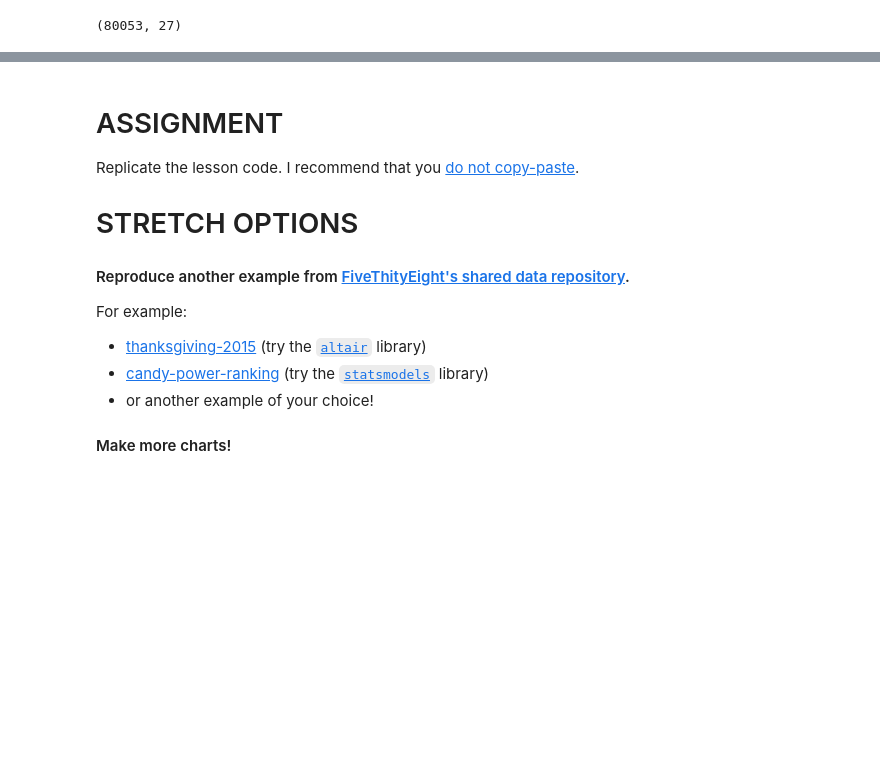
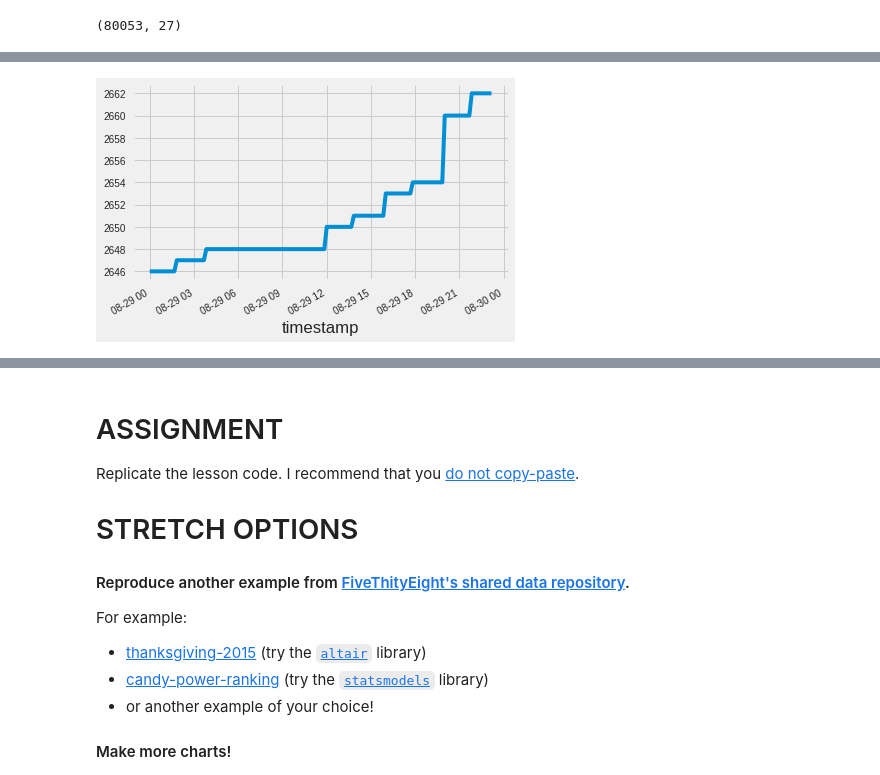
Before and after one commit to bloominstituteoftechnology/DS-Unit-1-Sprint-3-Data-Storytelling, a Jupyter notebook: module3-make-explanatory-visualizations/LS_DS_223_Make_explanatory_visualizations.ipynb, the cells around one changed output, grey strips where cells are left out. Cells and saved outputs as stored; diff of their text form; code cells hidden in the pictures; blank space fills up the shorter version.

```diff
--- a/module3-make-explanatory-visualizations/LS_DS_223_Make_explanatory_visualizations.ipynb
+++ b/module3-make-explanatory-visualizations/LS_DS_223_Make_explanatory_visualizations.ipynb
@@ -103,3 +104,13 @@ df.head()
 | 2 | 2017-07-17 12:28:33.273919 | 4 | Aged under 18 | http://www.imdb.com/title/tt63229... | 4.2 | 4.2 | 3 | 2 | 0 | 0 | ... |
 | 3 | 2017-07-17 12:28:33.495325 | 4 | Males under 18 | http://www.imdb.com/title/tt63229... | 4.2 | 4.2 | 3 | 2 | 0 | 0 | ... |
 | 4 | 2017-07-17 12:28:33.722849 | 130 | Aged 18-29 | http://www.imdb.com/title/tt63229... | 6.3 | 6.5 | 9 | 41 | 0 | 3 | ... |
+# %%
+df['timestamp'] = pd.to_datetime(df['timestamp'])
+# %%
+df = df.set_index('timestamp')
+# %%
+lastday = df[df['category'] == 'IMDb users']['2017-08-29']
+# %%
+lastday['respondents'].plot();
+# %% [output]
+[figure, added]
```
Also changed, not shown: parts of 9 cells of this notebook.
